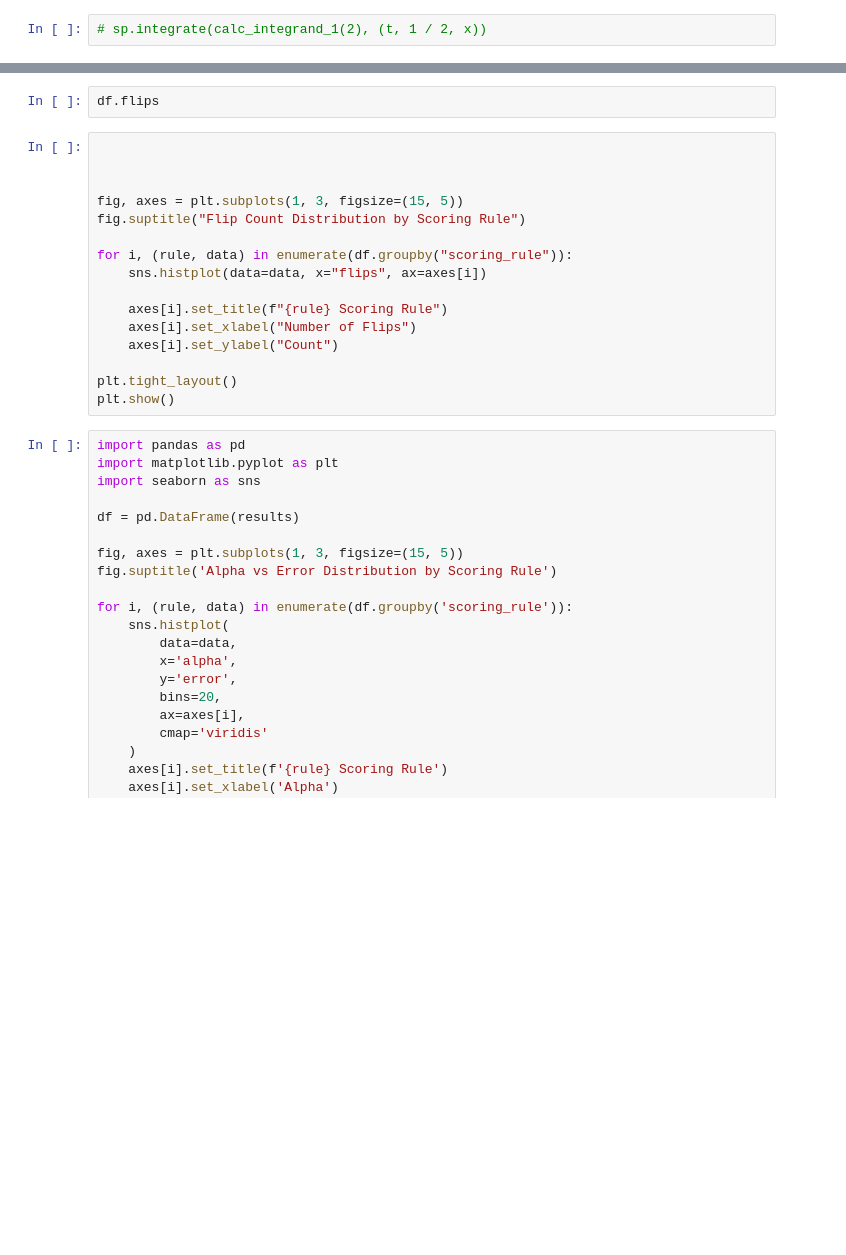
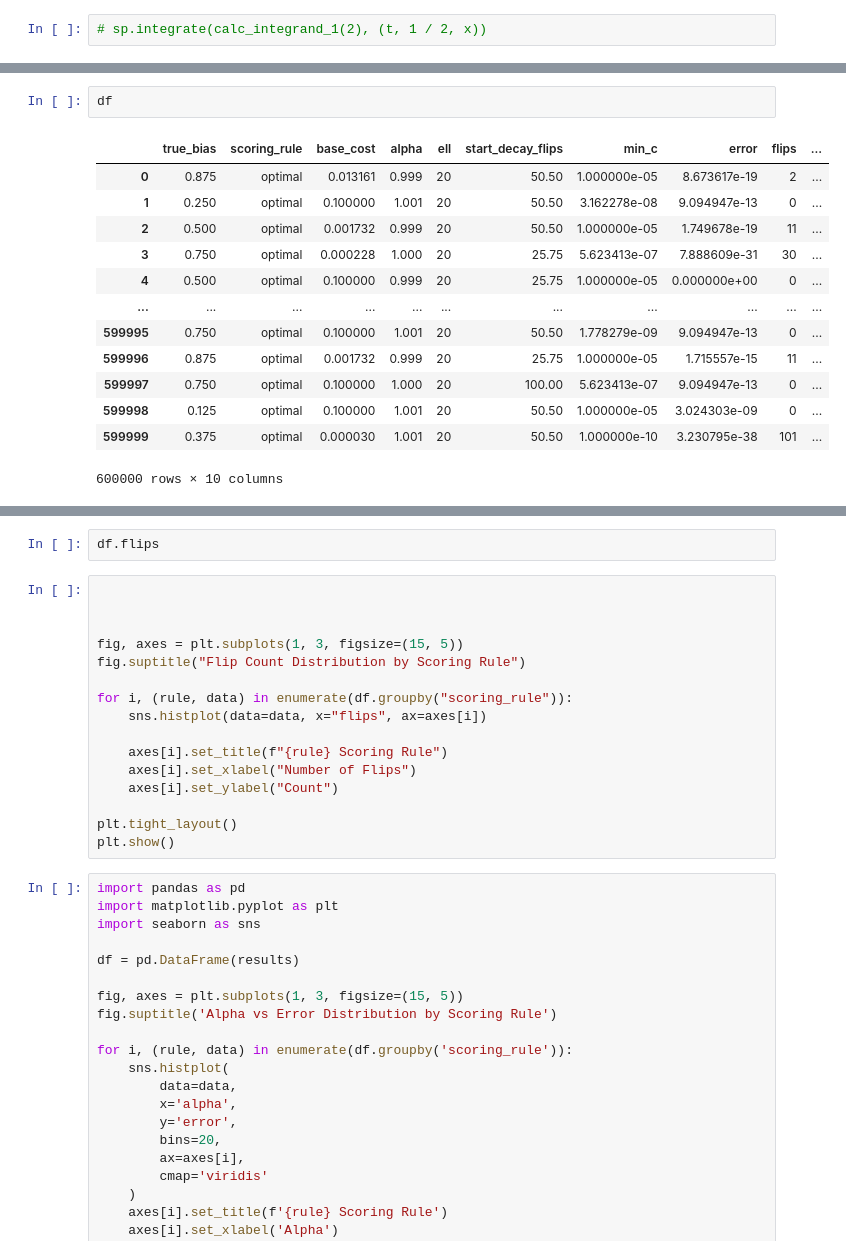
Before and after one commit to OhadRubin/mechanism_design_proj, a Jupyter notebook: simulation.ipynb, the cells around one changed output, grey strips where cells are left out. Drawn from its saved outputs; the diff is of its cells as text; blank space fills up the shorter version.

```diff
--- a/simulation.ipynb
+++ b/simulation.ipynb
@@ -188,0 +119,16 @@ as
+# %%
+df
+# %% [output]
+|  | true_bias | scoring_rule | base_cost | alpha | ell | start_decay_flips | min_c | error | flips | ... |
+| 0 | 0.875 | optimal | 0.013161 | 0.999 | 20 | 50.50 | 1.000000e-05 | 8.673617e-19 | 2 | ... |
+| 1 | 0.250 | optimal | 0.100000 | 1.001 | 20 | 50.50 | 3.162278e-08 | 9.094947e-13 | 0 | ... |
+| 2 | 0.500 | optimal | 0.001732 | 0.999 | 20 | 50.50 | 1.000000e-05 | 1.749678e-19 | 11 | ... |
+| 3 | 0.750 | optimal | 0.000228 | 1.000 | 20 | 25.75 | 5.623413e-07 | 7.888609e-31 | 30 | ... |
+| 4 | 0.500 | optimal | 0.100000 | 0.999 | 20 | 25.75 | 1.000000e-05 | 0.000000e+00 | 0 | ... |
+| ... | ... | ... | ... | ... | ... | ... | ... | ... | ... | ... |
+| 599995 | 0.750 | optimal | 0.100000 | 1.001 | 20 | 50.50 | 1.778279e-09 | 9.094947e-13 | 0 | ... |
+| 599996 | 0.875 | optimal | 0.001732 | 0.999 | 20 | 25.75 | 1.000000e-05 | 1.715557e-15 | 11 | ... |
+| 599997 | 0.750 | optimal | 0.100000 | 1.000 | 20 | 100.00 | 5.623413e-07 | 9.094947e-13 | 0 | ... |
+| 599998 | 0.125 | optimal | 0.100000 | 1.001 | 20 | 50.50 | 1.000000e-05 | 3.024303e-09 | 0 | ... |
+| 599999 | 0.375 | optimal | 0.000030 | 1.001 | 20 | 50.50 | 1.000000e-10 | 3.230795e-38 | 101 | ... |
+600000 rows × 10 columns
```
Also changed, not shown: parts of 25 cells of this notebook, 1 other file.
